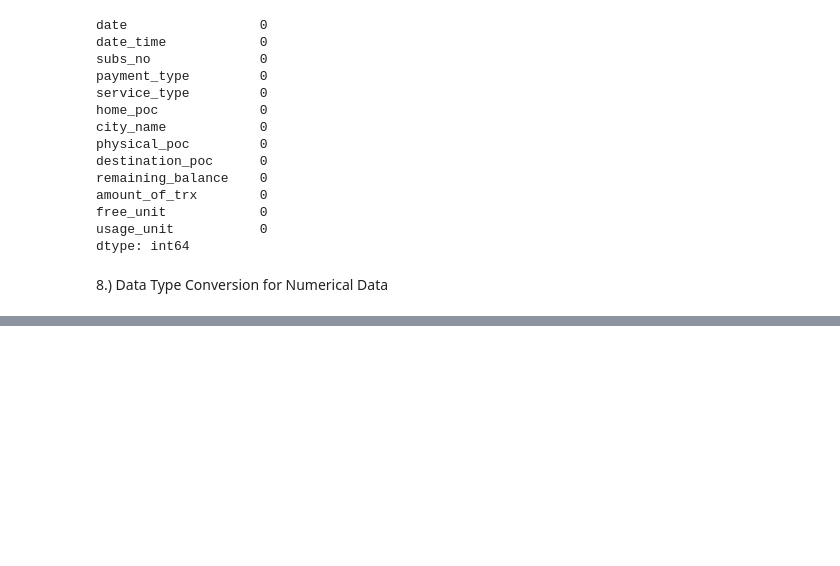
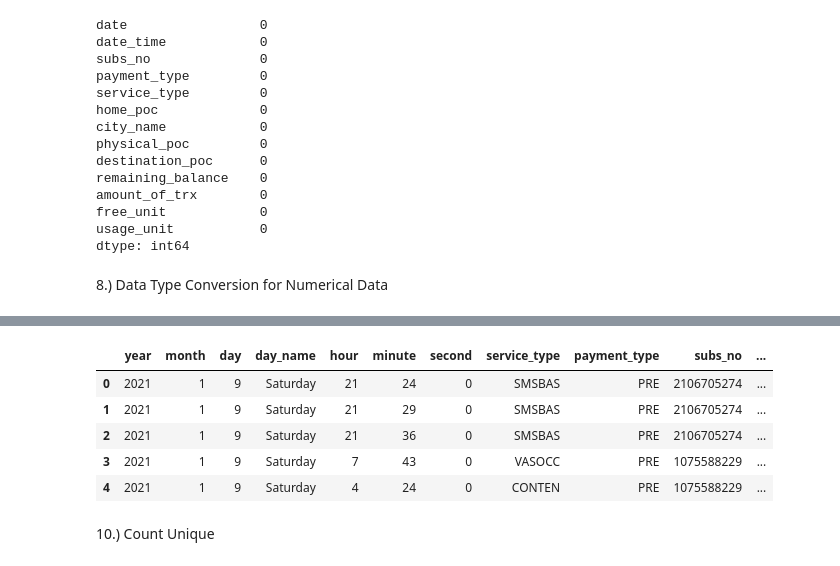
Before and after one commit to TAdatafabric/Fabricity-web, a Jupyter notebook: Data.ipynb, the cells around one changed output, grey strips where cells are left out. Cells and saved outputs as stored; diff of their text form; code cells hidden in the pictures; blank space fills up the shorter version.

```diff
--- a/Data.ipynb
+++ b/Data.ipynb
@@ -311,0 +399,46 @@ dtype: int64
+# %%
+#drop the date column
+data = data.drop('date', axis=1)
+# %%
+data['date_time'] = pd.to_datetime(data['date_time'])
+# %%
+#create separate column
+data['year'] = data['date_time'].dt.year
+data['month'] = data['date_time'].dt.month
+data['day'] = data['date_time'].dt.day
+data['day_name'] = data['date_time'].dt.day_name()
+data['hour'] = data['date_time'].dt.hour
+data['minute'] = data['date_time'].dt.minute
+data['second'] = data['date_time'].dt.second
+# %%
+order = [
+    'year',
+    'month',
+    'day',
+    'day_name',
+    'hour',
+    'minute',
+    'second',
+    'service_type',
+    'payment_type',
+    'subs_no',
+    'home_poc',
+    'city_name',
+    'physical_poc',
+    'destination_poc',
+    'remaining_balance',
+    'amount_of_trx',
+    'free_unit',
+    'usage_unit'
+]
+
+data = data[order]
+# %%
+data.head()
+# %% [output]
+|  | year | month | day | day_name | hour | minute | second | service_type | payment_type | subs_no | ... |
+| 0 | 2021 | 1 | 9 | Saturday | 21 | 24 | 0 | SMSBAS | PRE | 2106705274 | ... |
+| 1 | 2021 | 1 | 9 | Saturday | 21 | 29 | 0 | SMSBAS | PRE | 2106705274 | ... |
+| 2 | 2021 | 1 | 9 | Saturday | 21 | 36 | 0 | SMSBAS | PRE | 2106705274 | ... |
+| 3 | 2021 | 1 | 9 | Saturday | 7 | 43 | 0 | VASOCC | PRE | 1075588229 | ... |
+| 4 | 2021 | 1 | 9 | Saturday | 4 | 24 | 0 | CONTEN | PRE | 1075588229 | ... |
@@ -311,0 +448,2 @@ dtype: int64
+# %% [markdown]
+10.) Count Unique
```
Also changed, not shown: parts of 13 cells of this notebook.
